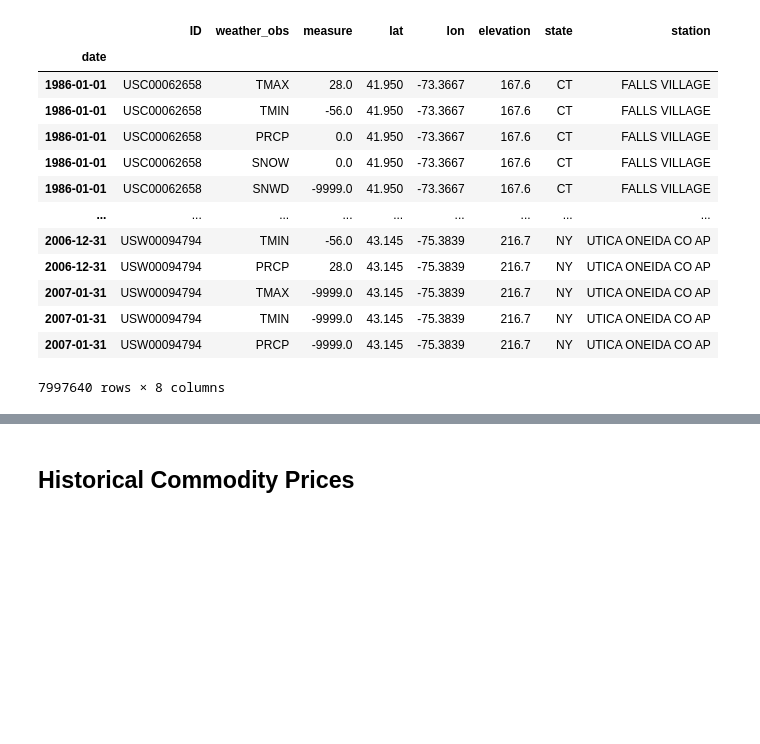
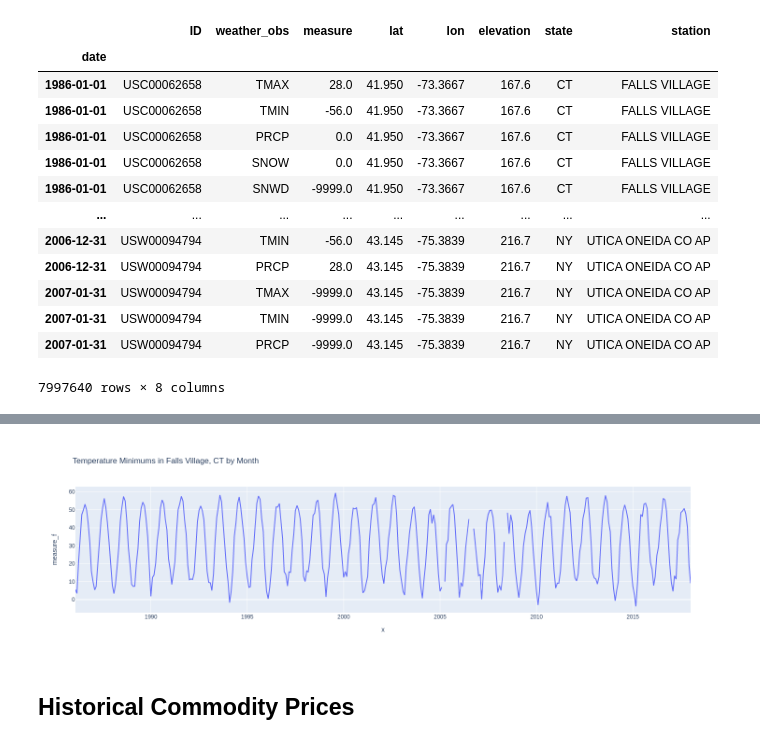
Before and after one commit to RichardBoulet/Futures_Price_Predictor, a Jupyter notebook: Futures_Predict_1.0.ipynb, the cells around one changed output, grey strips where cells are left out. Drawn from its saved outputs; the diff is of its cells as text; code cells hidden in the pictures; blank space fills up the shorter version.

```diff
--- a/Futures_Predict_1.0.ipynb
+++ b/Futures_Predict_1.0.ipynb
@@ -590,3 +591,9 @@ fig.show()
+# %%
+df = weather_data_FALLS_VILLAGE_max
+fig = px.line(df, x = df.index, y = 'measure_f', title='Temperature Minimums in Falls Village, CT by Month')
+fig.show()
+# %% [output]
+[figure, added]
 # %% [markdown]
 ## Historical Commodity Prices
 # %%
```
Also changed, not shown: parts of 4 cells of this notebook.
